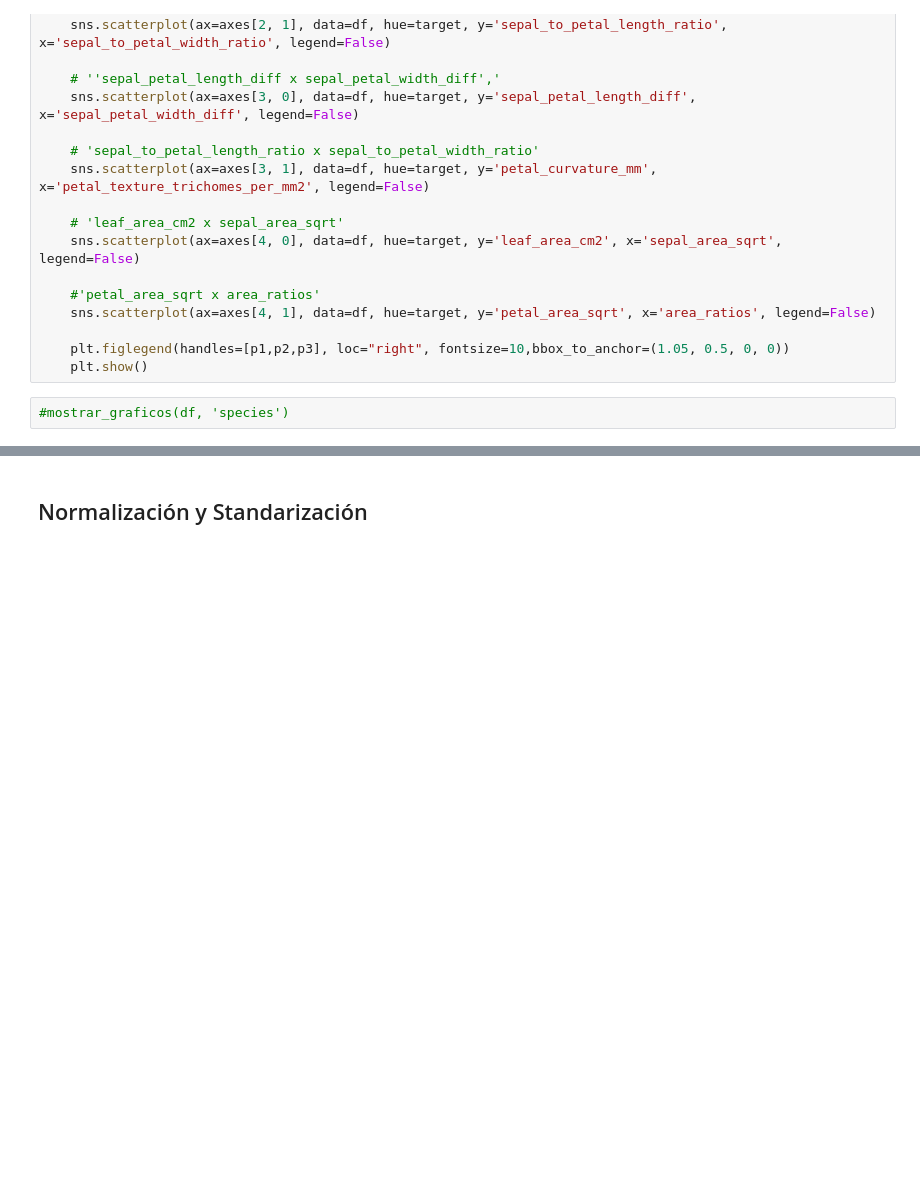
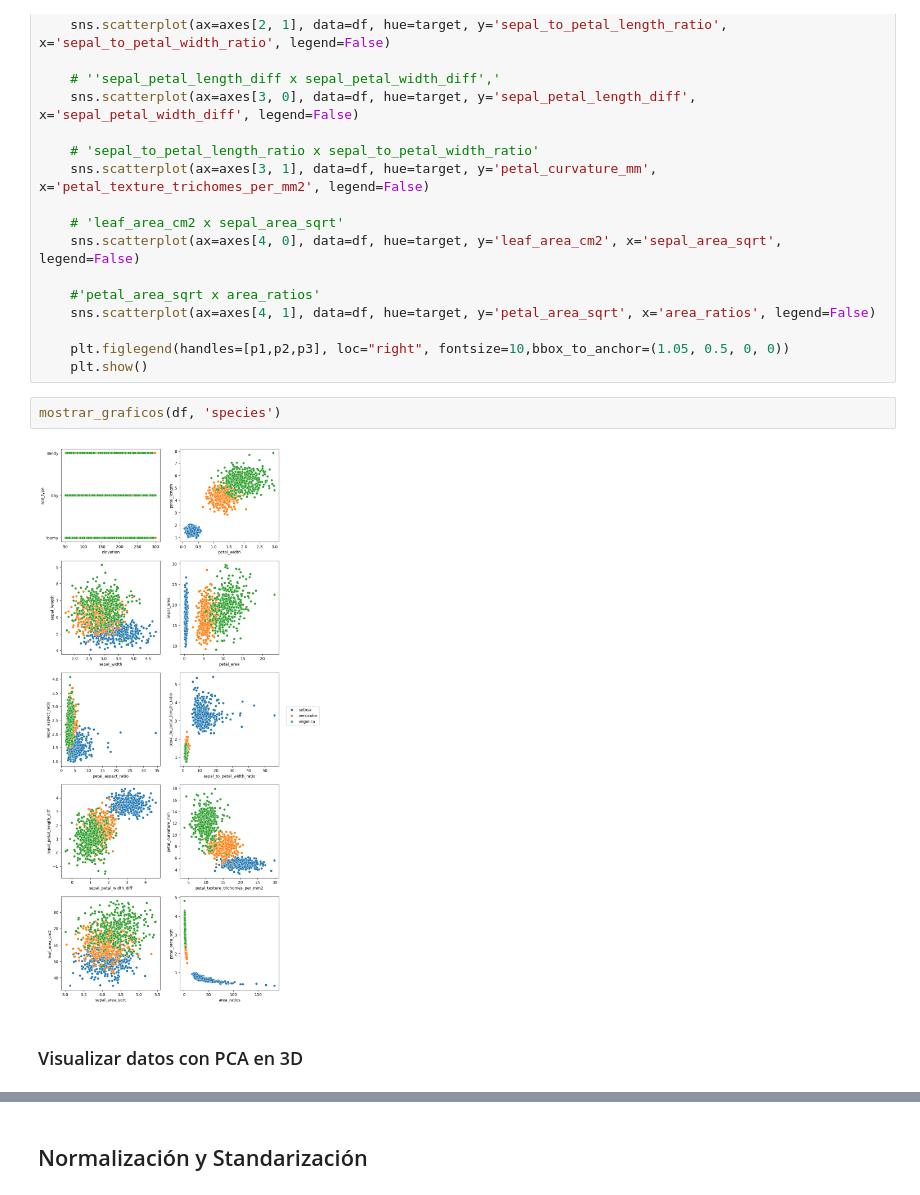
Before and after one commit to NicoleAlvarado/IF7103Proyecto, a Jupyter notebook: IF7103_Proyecto.ipynb, the cells around one changed output, grey strips where cells are left out. Cells and saved outputs as stored; diff of their text form; blank space fills up the shorter version.

```diff
--- a/IF7103_Proyecto.ipynb
+++ b/IF7103_Proyecto.ipynb
@@ -105,4 +113,8 @@ def mostrar_graficos(df, target):
     plt.figlegend(handles=[p1,p2,p3], loc="right", fontsize=10,bbox_to_anchor=(1.05, 0.5, 0, 0))
     plt.show()
 # %%
-#mostrar_graficos(df, 'species')
+mostrar_graficos(df, 'species')
+# %% [output]
+[figure, added]
+# %% [markdown]
+### Visualizar datos con PCA en 3D
```
Also changed, not shown: parts of 97 cells of this notebook.
